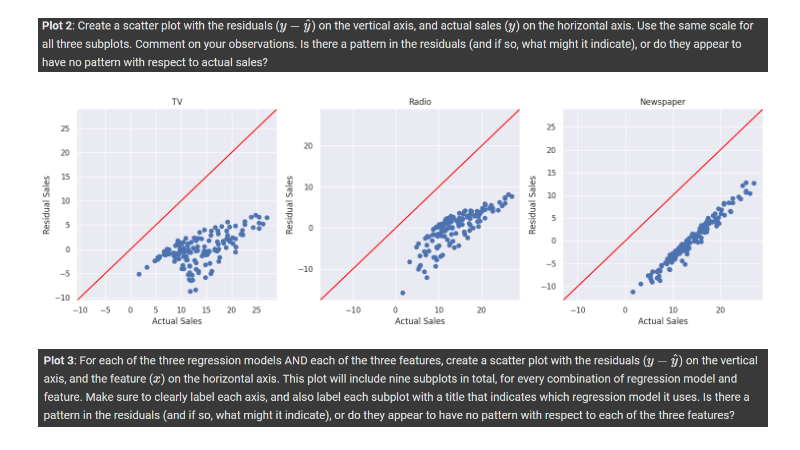
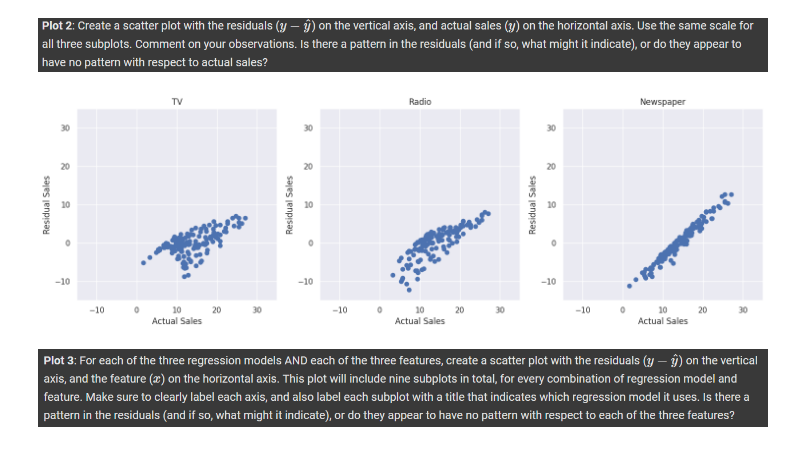
Before and after one commit to ZoeMcFife/5AHITM, a Jupyter notebook: INSY/Colab/#2024-11-28#/linear-regression.ipynb, the cells around one changed output. Saved outputs shown, nothing was run; the diff lists cells and outputs as text; code cells hidden in the pictures.

```diff
--- a/INSY/Colab/#2024-11-28#/linear-regression.ipynb
+++ b/INSY/Colab/#2024-11-28#/linear-regression.ipynb
@@ -280,28 +280,28 @@ plt.show()
 # %%
 fig, axes = plt.subplots(nrows=1, ncols=3, figsize=(15, 5))
 
 def plot_residual_vs_actual(ax, y_true, y_pred, title):
-    min_val = min(min(y_true), min(y_true - y_pred)) - 2
-    max_val = max(max(y_true), max(y_true - y_pred)) + 2
+    min_val = -15
+    max_val = 35
     ax.scatter(y_true, y_true - y_pred)
-    ax.plot([min_val, max_val], [min_val, max_val], color='red')
+    #ax.plot([min_val, max_val], [min_val, max_val], color='red')
     ax.set_xlabel("Actual Sales")
     ax.set_ylabel("Residual Sales")
     ax.set_title(title)
     ax.set_xlim(min_val, max_val)
     ax.set_ylim(min_val, max_val)
 
 plot_residual_vs_actual(axes[0], train['sales'], y_pred_tr_tv, "TV")
 plot_residual_vs_actual(axes[1], train['sales'], y_pred_tr_radio, "Radio")
 plot_residual_vs_actual(axes[2], train['sales'], y_pred_tr_news, "Newspaper")
 
 plt.tight_layout()
 plt.show()
 
 
 # Pattern:
 # %% [output]
-[figure, old version]
+[figure, new version]
 # %% [markdown]
 ![image.png](embedded-picture-1)
 # %%
```
